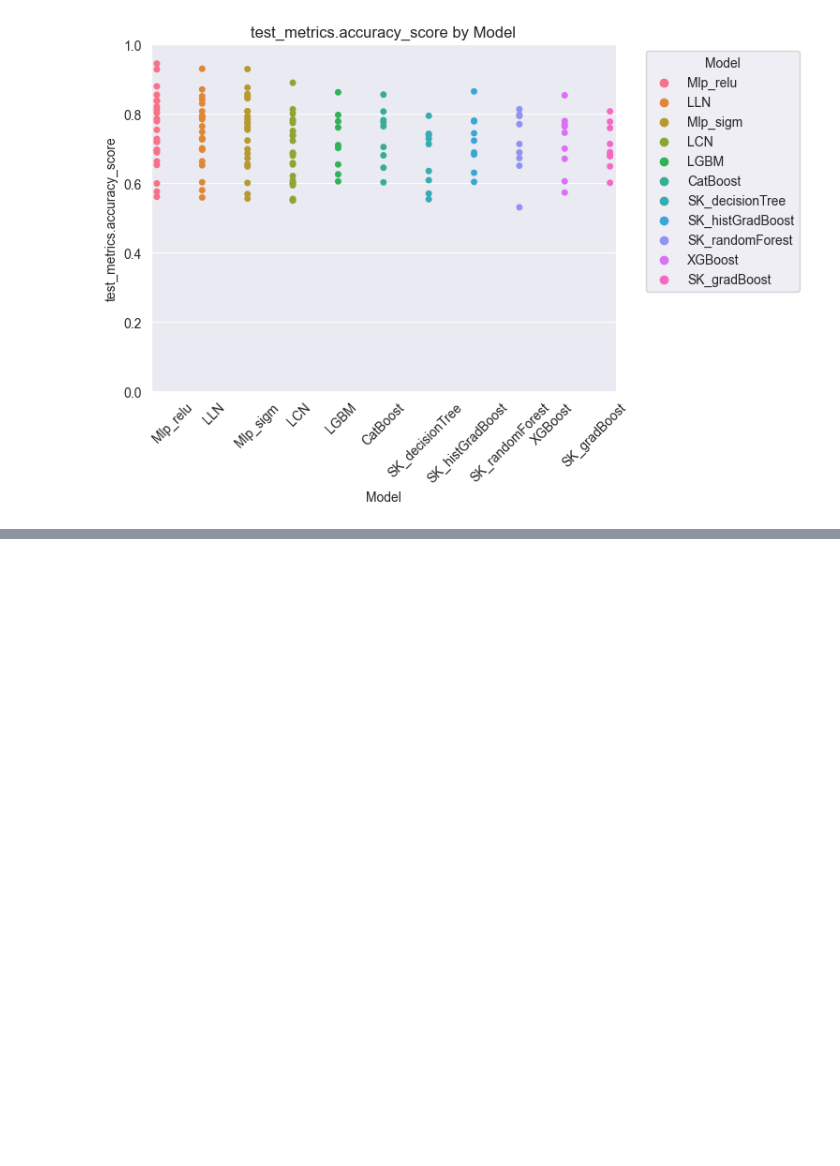
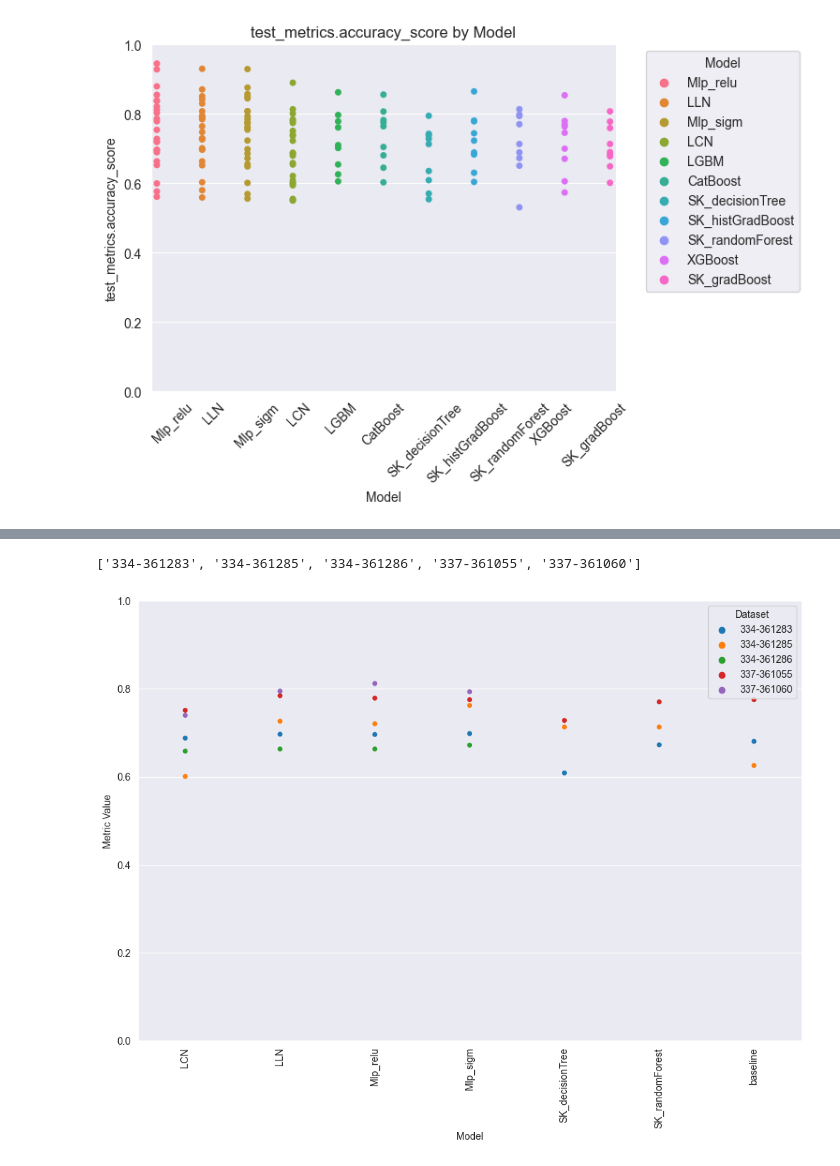
Before and after one commit to Bartosz-G/non-homogenous-data-working-repo, a Jupyter notebook: results/ResultsAnalysis.ipynb, the cells around one changed output, grey strips where cells are left out. Saved outputs shown, nothing was run; the diff lists cells and outputs as text; code cells hidden in the pictures; blank space fills up the shorter version.

```diff
--- a/results/ResultsAnalysis.ipynb
+++ b/results/ResultsAnalysis.ipynb
@@ -163,0 +210,7 @@ Index(['model', '334-361110', '334-361111', '334-361113', '334-361282',
+# %%
+to_plot = top_acc_per_dataset.columns.tolist()[5:10]
+print(to_plot)
+plot_per_datasets(top_acc_per_dataset, to_plot, scale = True)
+# %% [output]
+['334-361283', '334-361285', '334-361286', '337-361055', '337-361060']
+[figure, added]
```
Also changed, not shown: parts of 23 cells of this notebook, 4 other files.
